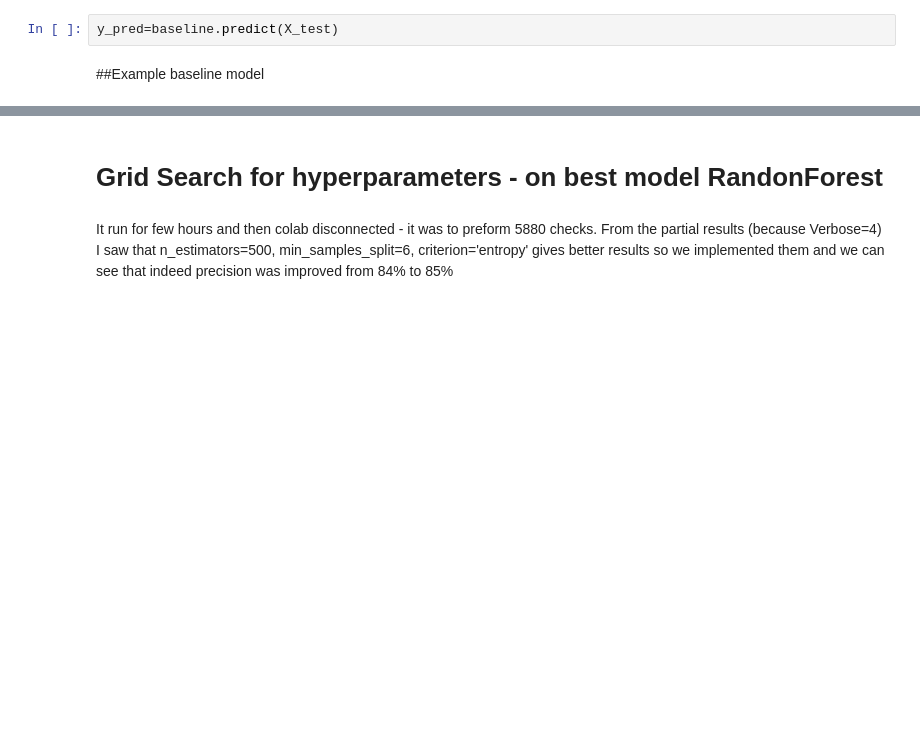
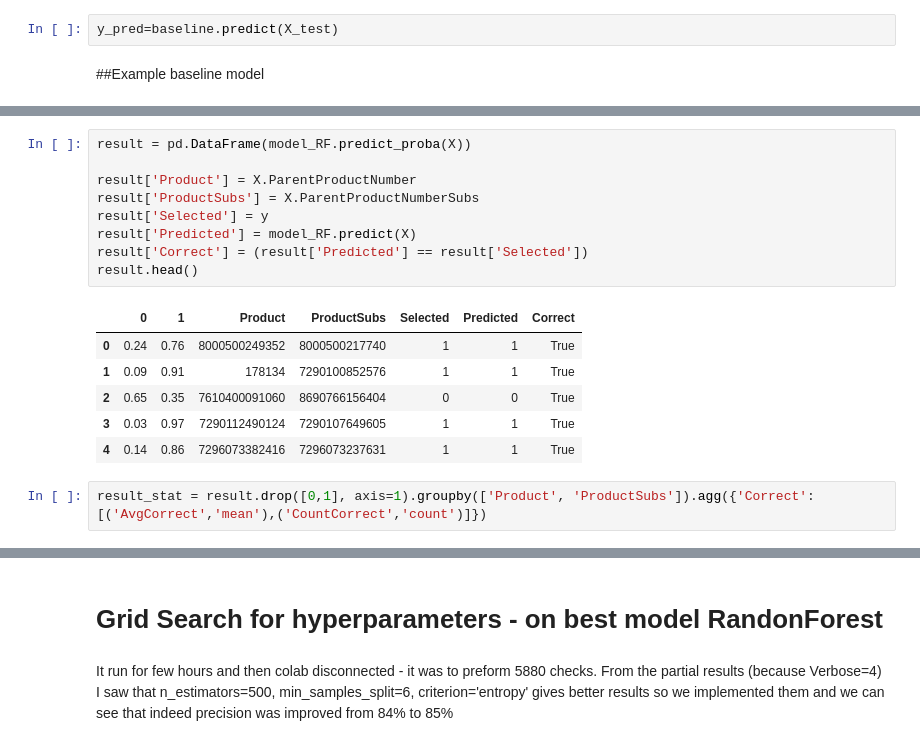
Before and after one commit to DanielKorenDataScience/ClassificationProject, a Jupyter notebook: Classification_Shufersal_Presentation.ipynb, the cells around one changed output, grey strips where cells are left out. Cells and saved outputs as stored; diff of their text form; blank space fills up the shorter version.

```diff
--- a/Classification_Shufersal_Presentation.ipynb
+++ b/Classification_Shufersal_Presentation.ipynb
@@ -632,0 +697,18 @@ process_model(BaselineModel(df.CorrelateItemStatusCode.unique()))
+# %%
+result = pd.DataFrame(model_RF.predict_proba(X))
+
+result['Product'] = X.ParentProductNumber
+result['ProductSubs'] = X.ParentProductNumberSubs
+result['Selected'] = y
+result['Predicted'] = model_RF.predict(X)
+result['Correct'] = (result['Predicted'] == result['Selected'])
+result.head()
+# %% [output]
+|  | 0 | 1 | Product | ProductSubs | Selected | Predicted | Correct |
+| 0 | 0.24 | 0.76 | 8000500249352 | 8000500217740 | 1 | 1 | True |
+| 1 | 0.09 | 0.91 | 178134 | 7290100852576 | 1 | 1 | True |
+| 2 | 0.65 | 0.35 | 7610400091060 | 8690766156404 | 0 | 0 | True |
+| 3 | 0.03 | 0.97 | 7290112490124 | 7290107649605 | 1 | 1 | True |
+| 4 | 0.14 | 0.86 | 7296073382416 | 7296073237631 | 1 | 1 | True |
+# %%
+result_stat = result.drop([0,1], axis=1).groupby(['Product', 'ProductSubs']).agg({'Correct': [('AvgCorrect','mean'),('CountCorrect','count')]})
```
Also changed, not shown: parts of 36 cells of this notebook.
